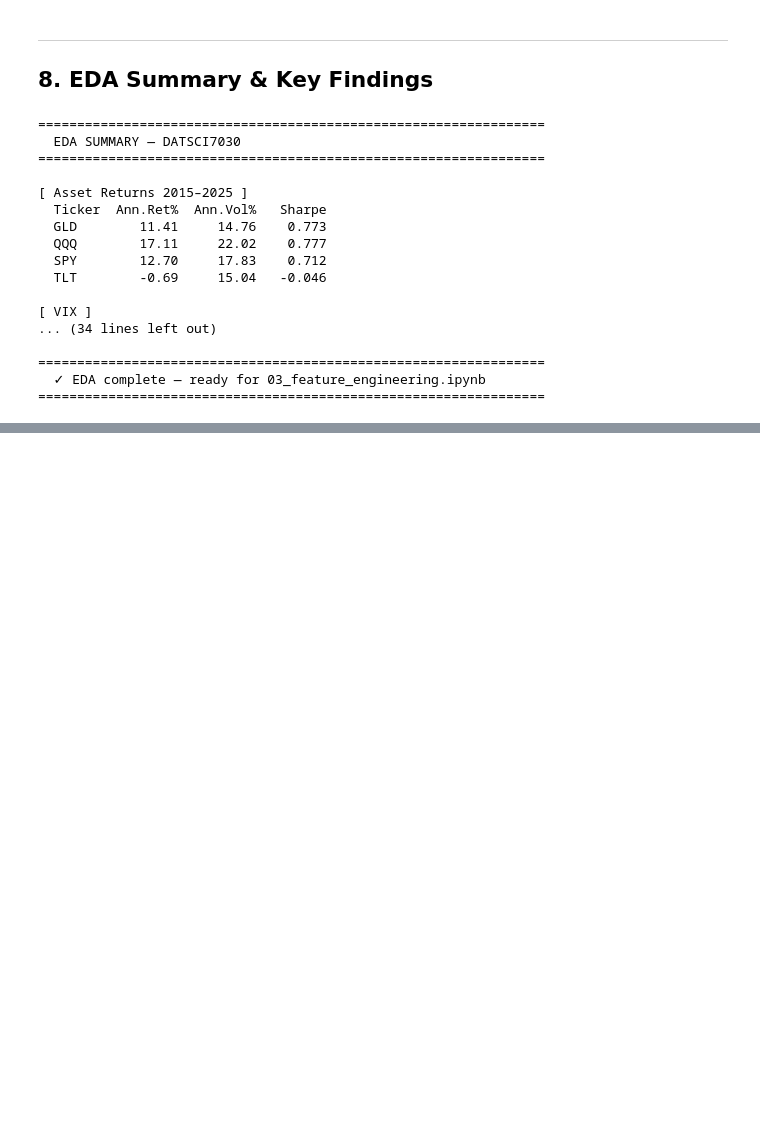
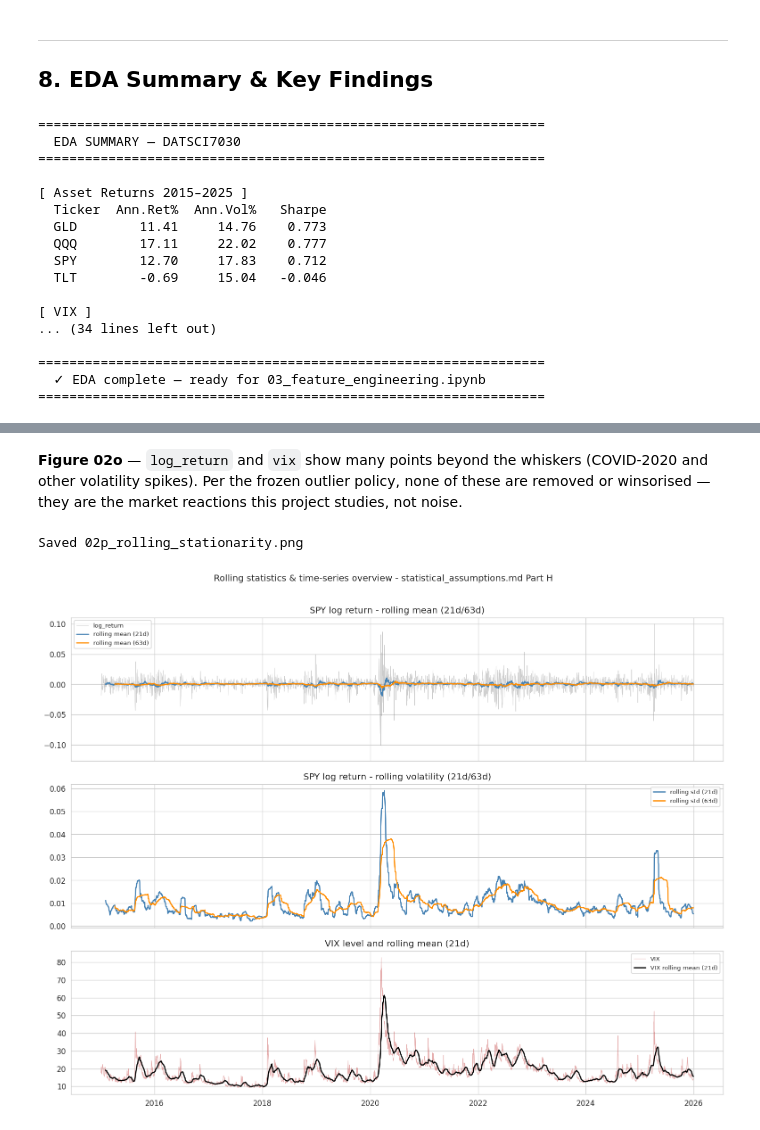
Before and after one commit to videnify/7030DATSCI, a Jupyter notebook: notebooks/02_eda.ipynb, the cells around one changed output, grey strips where cells are left out. Saved outputs shown, nothing was run; the diff lists cells and outputs as text; code cells hidden in the pictures; blank space fills up the shorter version.

```diff
--- a/notebooks/02_eda.ipynb
+++ b/notebooks/02_eda.ipynb
@@ -1374,0 +1624,32 @@ print("=" * 65)
+# %% [markdown]
+**Figure 02o** — `log_return` and `vix` show many points beyond the whiskers (COVID-2020 and other volatility spikes). Per the frozen outlier policy, none of these are removed or winsorised — they are the market reactions this project studies, not noise.
+# %%
+
+master_df['roll_mean_21'] = master_df['log_return'].rolling(21).mean()
+master_df['roll_std_21'] = master_df['log_return'].rolling(21).std()
+master_df['roll_mean_63'] = master_df['log_return'].rolling(63).mean()
+master_df['roll_std_63'] = master_df['log_return'].rolling(63).std()
+master_df['vix_roll_mean_21'] = master_df['vix'].rolling(21).mean()
+
+fig, axes = plt.subplots(3, 1, figsize=(13, 10), sharex=True)
+axes[0].plot(master_df['date'], master_df['log_return'], color='gray', alpha=0.4, linewidth=0.5, label='log_return')
+axes[0].plot(master_df['date'], master_df['roll_mean_21'], color='steelblue', label='rolling mean (21d)')
+axes[0].plot(master_df['date'], master_df['roll_mean_63'], color='darkorange', label='rolling mean (63d)')
+axes[0].set_title('SPY log return - rolling mean (21d/63d)')
+axes[0].legend(fontsize=8)
+axes[1].plot(master_df['date'], master_df['roll_std_21'], color='steelblue', label='rolling std (21d)')
+axes[1].plot(master_df['date'], master_df['roll_std_63'], color='darkorange', label='rolling std (63d)')
+axes[1].set_title('SPY log return - rolling volatility (21d/63d)')
+axes[1].legend(fontsize=8)
+axes[2].plot(master_df['date'], master_df['vix'], color='indianred', alpha=0.5, linewidth=0.7, label='VIX')
+axes[2].plot(master_df['date'], master_df['vix_roll_mean_21'], color='black', label='VIX rolling mean (21d)')
+axes[2].set_title('VIX level and rolling mean (21d)')
+axes[2].legend(fontsize=8)
+fig.suptitle('Rolling statistics & time-series overview - statistical_assumptions.md Part H', y=1.01)
+fig.tight_layout()
+fig.savefig(os.path.join(config['paths']['figures'], '02p_rolling_stationarity.png'), dpi=120, bbox_inches='tight')
+plt.close(fig)
+print('Saved 02p_rolling_stationarity.png')
+# %% [output]
+Saved 02p_rolling_stationarity.png
+[figure, added]
```
Also changed, not shown: parts of 24 cells of this notebook, 49 other files.
